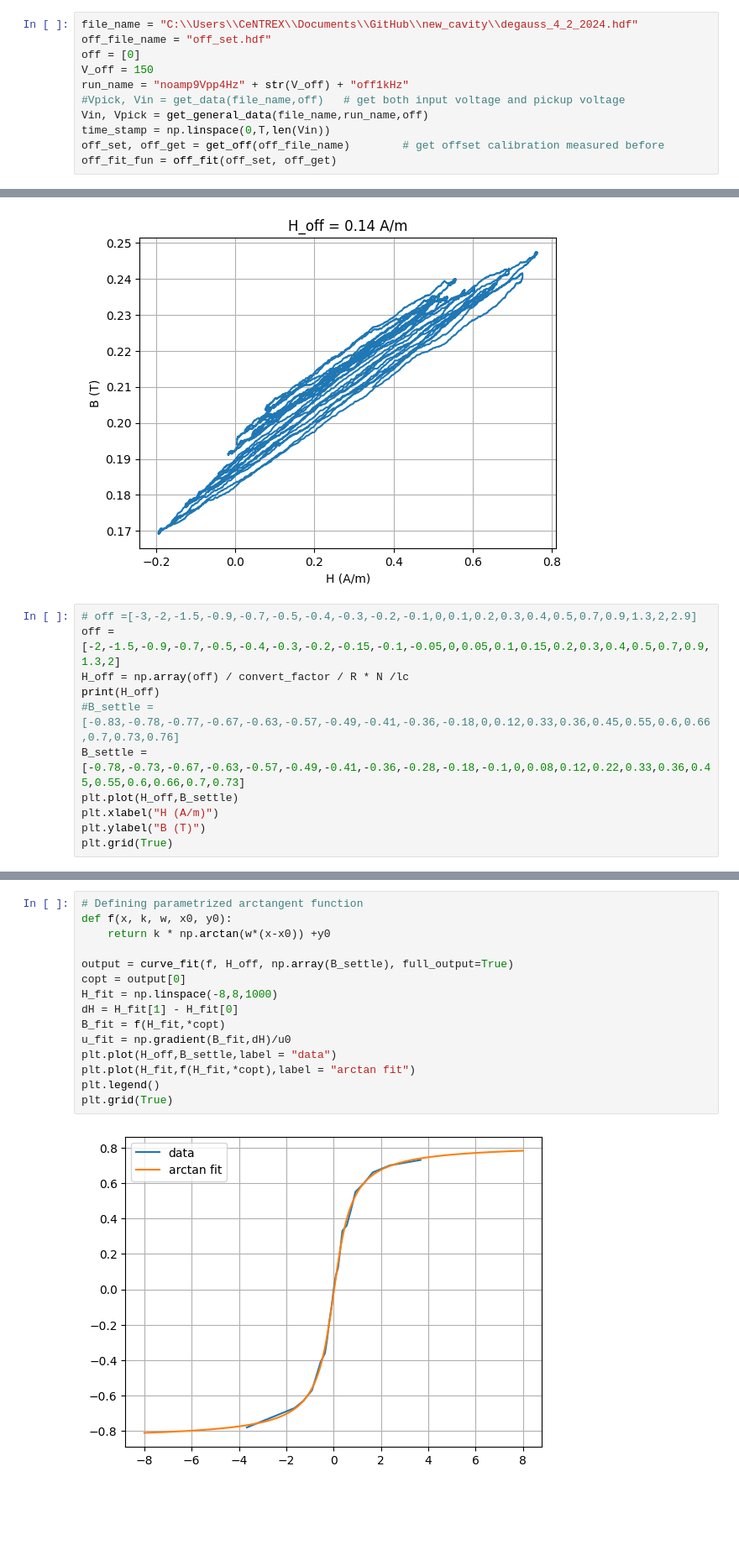
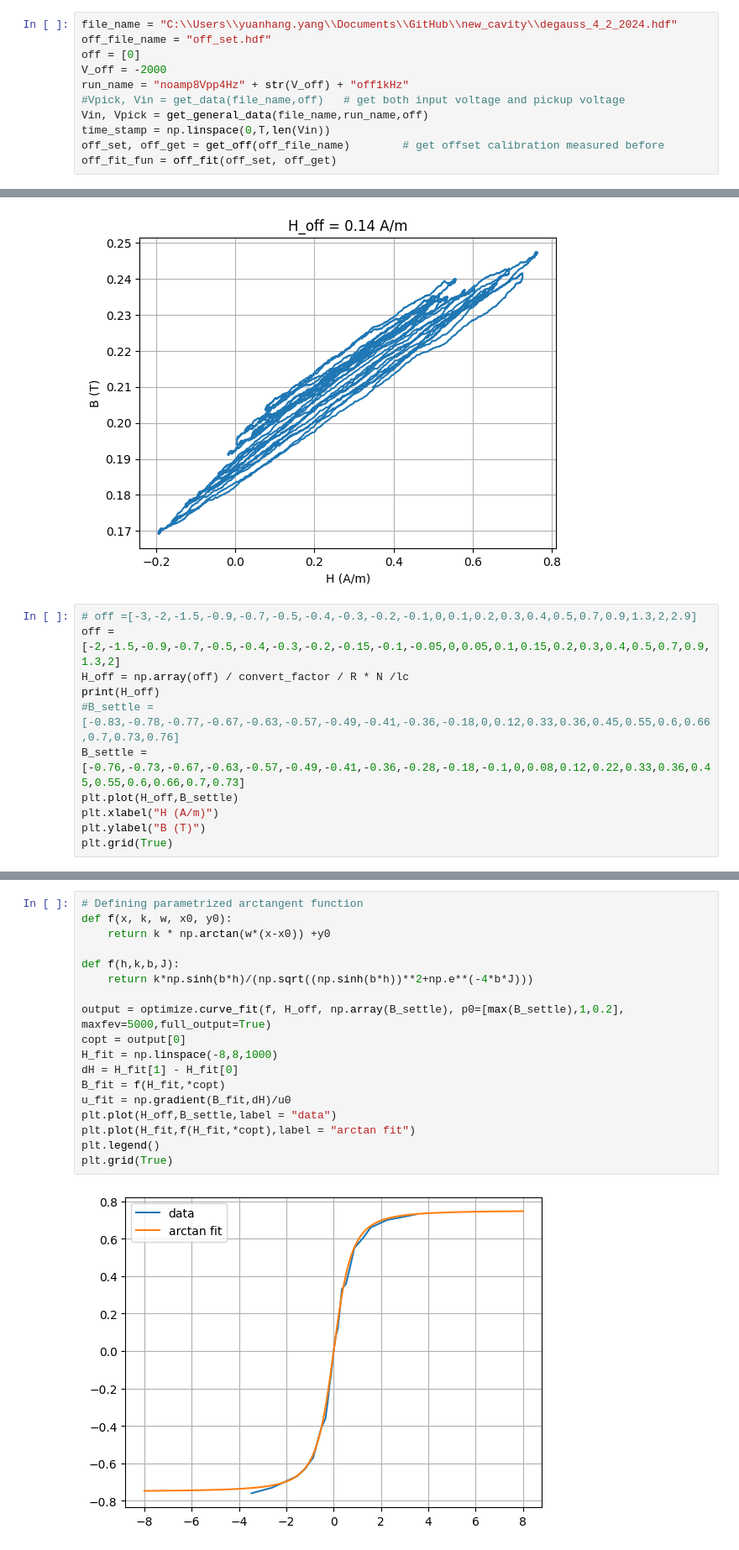
Before and after one commit to yyhshdu1/new_cavity, a Jupyter notebook: windfreak/SG_degauss.ipynb, the cells around one changed output, grey strips where cells are left out. Shown: that part at 84% size. Cells and saved outputs as stored; diff of their text form; blank space fills up the shorter version.

```diff
--- a/windfreak/SG_degauss.ipynb
+++ b/windfreak/SG_degauss.ipynb
@@ -95,11 +95,11 @@ def off_subtract(Vin,Vpick,off_set,fitfun):
     Vpick_sub = Vpick - pick_off_mea
     return Vin_sub, Vpick_sub
 # %%
-file_name = "C:\\Users\\CeNTREX\\Documents\\GitHub\\new_cavity\\degauss_4_2_2024.hdf"
+file_name = "C:\\Users\\yuanhang.yang\\Documents\\GitHub\\new_cavity\\degauss_4_2_2024.hdf"
 off_file_name = "off_set.hdf"
 off = [0]
-V_off = 150
-run_name = "noamp9Vpp4Hz" + str(V_off) + "off1kHz"
+V_off = -2000
+run_name = "noamp8Vpp4Hz" + str(V_off) + "off1kHz"
 #Vpick, Vin = get_data(file_name,off)   # get both input voltage and pickup voltage
 Vin, Vpick = get_general_data(file_name,run_name,off)
 time_stamp = np.linspace(0,T,len(Vin))
@@ -231,7 +231,7 @@ off =[-2,-1.5,-0.9,-0.7,-0.5,-0.4,-0.3,-0.2,-0.15,-0.1,-0.05,0,0.05,0.1,0.15,0.2
 H_off = np.array(off) / convert_factor / R * N /lc
 print(H_off)
 #B_settle = [-0.83,-0.78,-0.77,-0.67,-0.63,-0.57,-0.49,-0.41,-0.36,-0.18,0,0.12,0.33,0.36,0.45,0.55,0.6,0.66,0.7,0.73,0.76]
-B_settle = [-0.78,-0.73,-0.67,-0.63,-0.57,-0.49,-0.41,-0.36,-0.28,-0.18,-0.1,0,0.08,0.12,0.22,0.33,0.36,0.45,0.55,0.6,0.66,0.7,0.73]
+B_settle = [-0.76,-0.73,-0.67,-0.63,-0.57,-0.49,-0.41,-0.36,-0.28,-0.18,-0.1,0,0.08,0.12,0.22,0.33,0.36,0.45,0.55,0.6,0.66,0.7,0.73]
 plt.plot(H_off,B_settle)
 plt.xlabel("H (A/m)")
 plt.ylabel("B (T)")
@@ -245,17 +245,20 @@ plt.grid(True)
 # %%
 # Defining parametrized arctangent function
 def f(x, k, w, x0, y0):
     return k * np.arctan(w*(x-x0)) +y0
 
-output = curve_fit(f, H_off, np.array(B_settle), full_output=True)
+def f(h,k,b,J):
+    return k*np.sinh(b*h)/(np.sqrt((np.sinh(b*h))**2+np.e**(-4*b*J)))
+
+output = optimize.curve_fit(f, H_off, np.array(B_settle), p0=[max(B_settle),1,0.2], maxfev=5000,full_output=True)
 copt = output[0]
 H_fit = np.linspace(-8,8,1000)
 dH = H_fit[1] - H_fit[0]
 B_fit = f(H_fit,*copt)
 u_fit = np.gradient(B_fit,dH)/u0
 plt.plot(H_off,B_settle,label = "data")
 plt.plot(H_fit,f(H_fit,*copt),label = "arctan fit")
 plt.legend()
 plt.grid(True)
 # %% [output]
-[figure, old version]
+[figure, new version]
```
Also changed, not shown: parts of 10 cells of this notebook.
